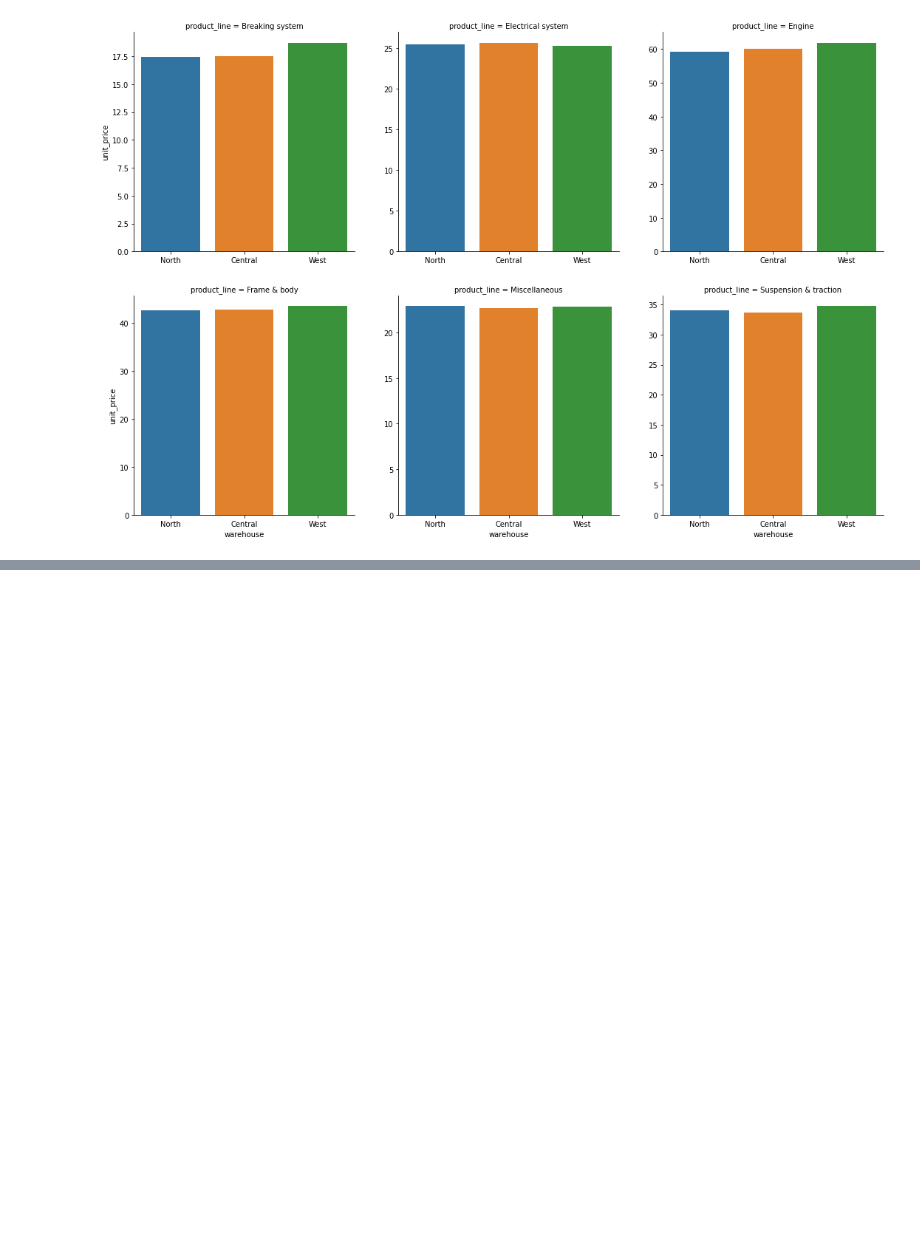
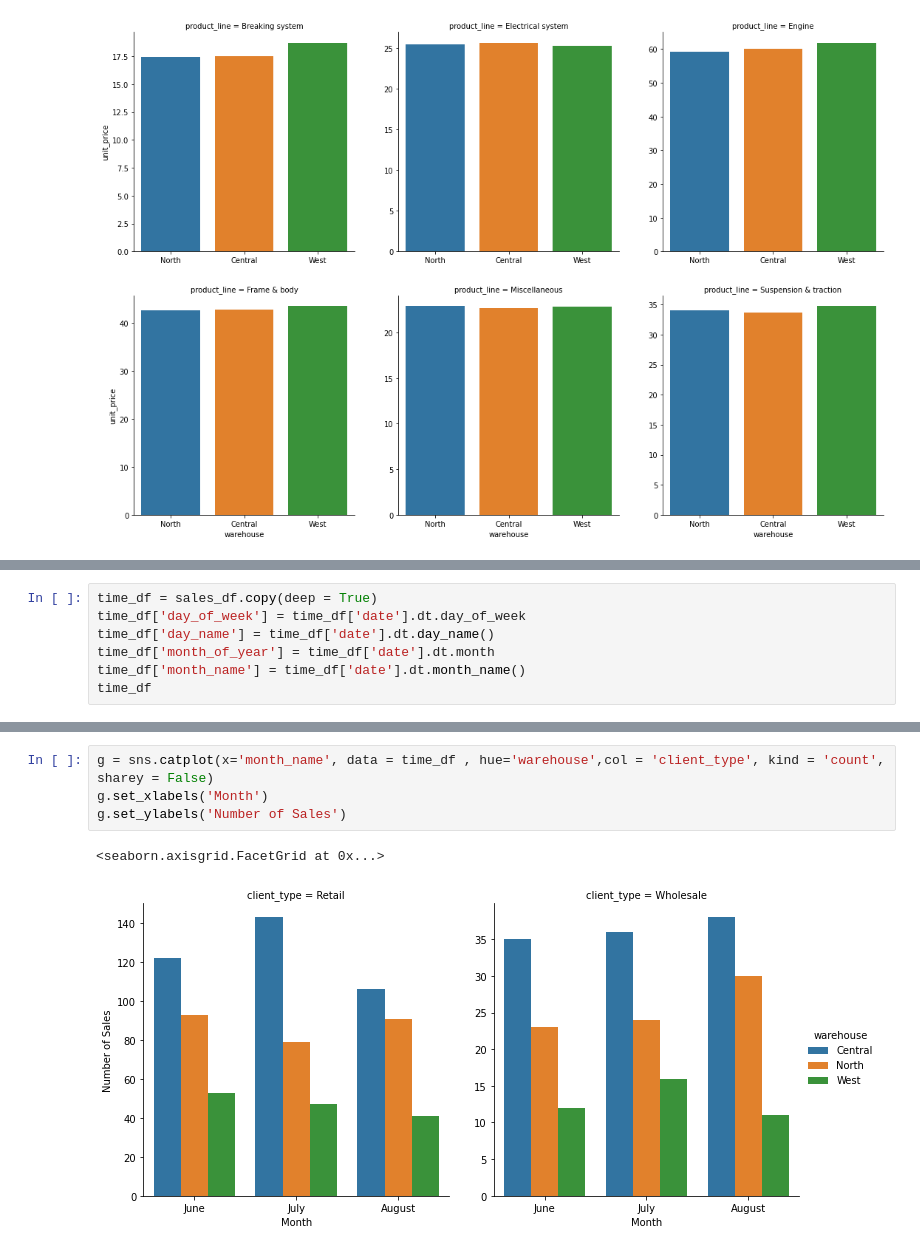
Before and after one commit to LuisEVT/Sales_Data_On_Motorcycle_Parts, a Jupyter notebook: Sale_Data_On_Motorcycle_Parts.ipynb, the cells around one changed output, grey strips where cells are left out. Cells and saved outputs as stored; diff of their text form; blank space fills up the shorter version.

```diff
--- a/Sale_Data_On_Motorcycle_Parts.ipynb
+++ b/Sale_Data_On_Motorcycle_Parts.ipynb
@@ -156,0 +182,7 @@ plt.subplots_adjust(hspace = 0.2, wspace = 0.2)
+# %%
+time_df = sales_df.copy(deep = True)
+time_df['day_of_week'] = time_df['date'].dt.day_of_week
+time_df['day_name'] = time_df['date'].dt.day_name()
+time_df['month_of_year'] = time_df['date'].dt.month
+time_df['month_name'] = time_df['date'].dt.month_name()
+time_df
@@ -156,0 +203,7 @@ plt.subplots_adjust(hspace = 0.2, wspace = 0.2)
+# %%
+g = sns.catplot(x='month_name', data = time_df , hue='warehouse',col = 'client_type', kind = 'count', sharey = False)
+g.set_xlabels('Month')
+g.set_ylabels('Number of Sales')
+# %% [output]
+<seaborn.axisgrid.FacetGrid at 0x...>
+[figure, added]
```
Also changed, not shown: parts of 6 cells of this notebook.
